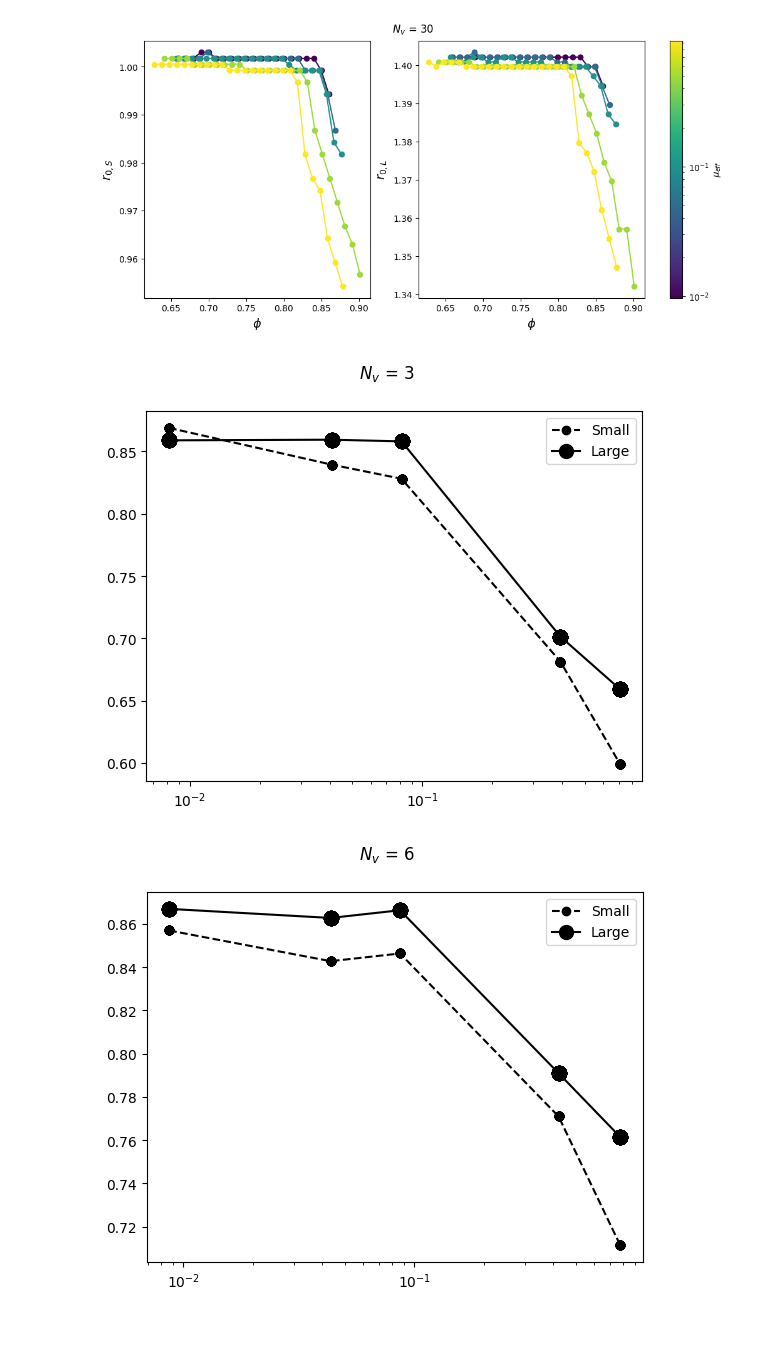
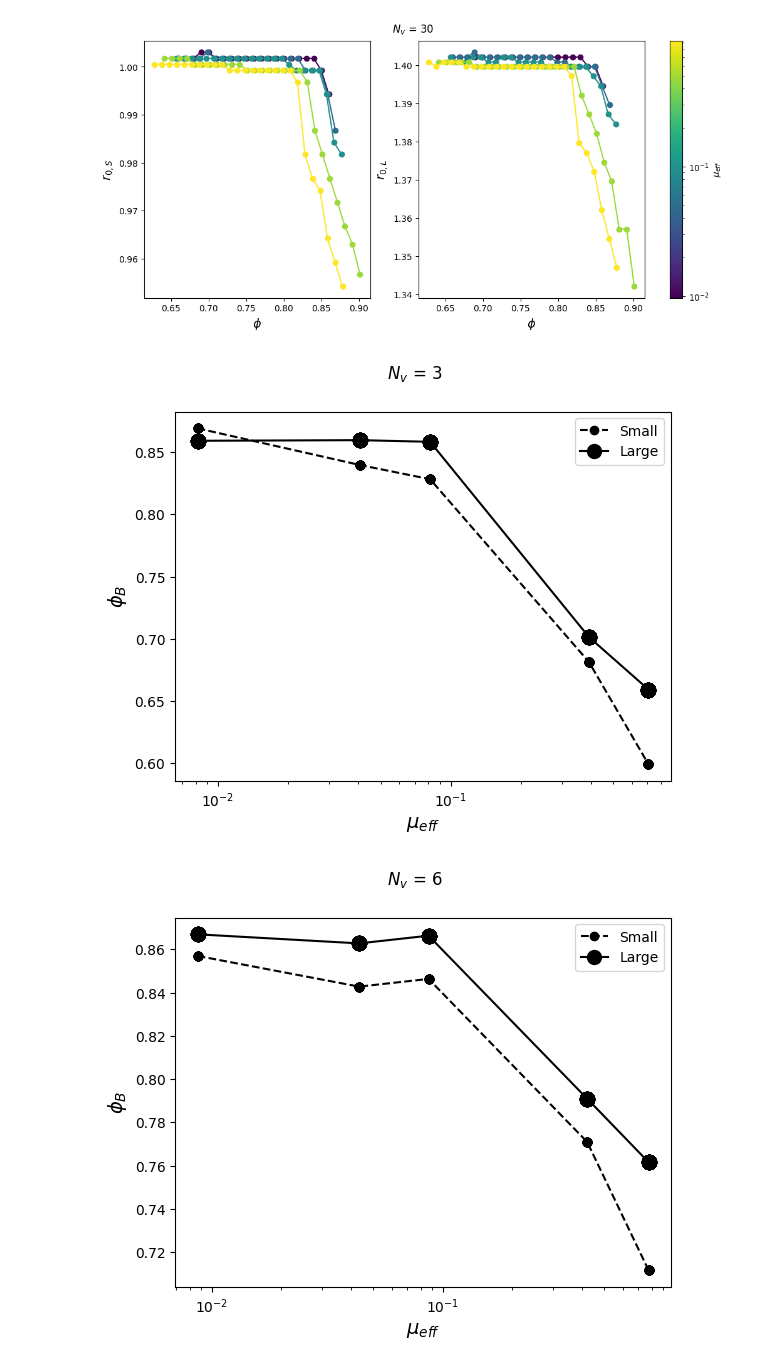
Before and after one commit to mmccraw98/notebooks-fall-25, a Jupyter notebook: 10/analyzing-data-from-cluster/notebook.ipynb, the cells around one changed output. Cells and saved outputs as stored; diff of their text form; code cells hidden in the pictures; blank space fills up the shorter version.

```diff
--- a/10/analyzing-data-from-cluster/notebook.ipynb
+++ b/10/analyzing-data-from-cluster/notebook.ipynb
@@ -77,6 +75,8 @@ system_data = {
     'r0_large': [],
     'nv': [],
     'mu_eff': [],
+    'pressure': [],
+    'temperature': []
 }
 
 for friction_coefficient in os.listdir(dirname):
@@ -97,6 +97,9 @@ for friction_coefficient in os.listdir(dirname):
         g_small = data.final.g[:, 0, :].T
         g_large = data.final.g[:, 1, :].T
         r = data.final.r
+
+        p = data.final.mean_pressure
+        temp = data.final.mean_temperature
 
         for sid in range(data.n_systems()):
             _m = m[:, sid]
@@ -161,6 +164,9 @@ for friction_coefficient in os.listdir(dirname):
             system_data['r0_large'].append(r0_large)
             system_data['nv'].append(data.n_vertices_per_particle[data.system_offset[sid]])
             system_data['mu_eff'].append(data.mu_eff[data.system_offset[sid]])
+            system_data['pressure'].append(p[sid])
+            system_data['temperature'].append(temp[sid])
+
 system_data = pd.DataFrame(system_data)
 # %%
 for nv in np.unique(system_data.nv):
@@ -285,23 +291,25 @@ for nv in np.unique(system_data.nv):
 # %%
 for nv in np.unique(system_data.nv):
     mask = system_data.nv == nv
     mu_eff_values = np.unique(system_data[mask].mu_eff)
 
     mu_val = system_data.mu_eff[mask].values
     phi_b_small_val = system_data.phi_b_small[mask].values
     phi_b_large_val = system_data.phi_b_large[mask].values
     order = np.argsort(mu_val)
     mu_val = mu_val[order]
     phi_b_small_val = phi_b_small_val[order]
     phi_b_large_val = phi_b_large_val[order]
 
     plt.plot(mu_val, phi_b_small_val, c='k', marker='o', label='Small', linestyle='--')
     plt.plot(mu_val, phi_b_large_val, c='k', marker='o', label='Large', ms=10)
     plt.xscale('log')
     plt.suptitle(fr'$N_v$ = {int(nv) - 1}')
     plt.legend()
+    plt.xlabel(r'$\mu_{eff}$', fontsize=14)
+    plt.ylabel(r'$\phi_B$', fontsize=14)
     plt.savefig(f'figures/phi_b/{nv-1}.png', dpi=300)
     plt.show()
 # %% [output]
-[figure, old version]
+[figure, new version]
-[figure, old version]
+[figure, new version]
```
Also changed, not shown: parts of 3 cells of this notebook, 5 other files.
